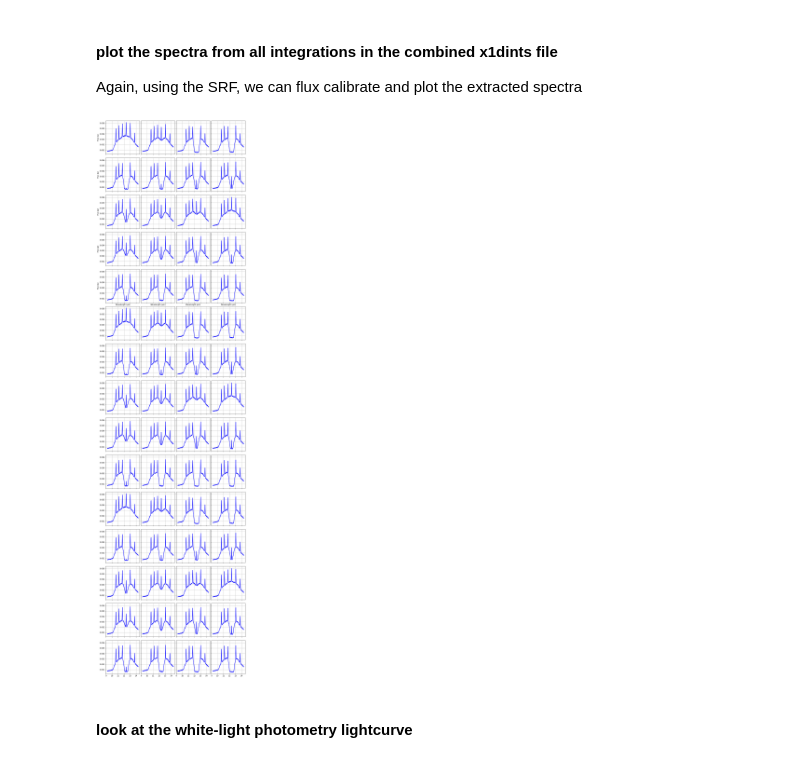
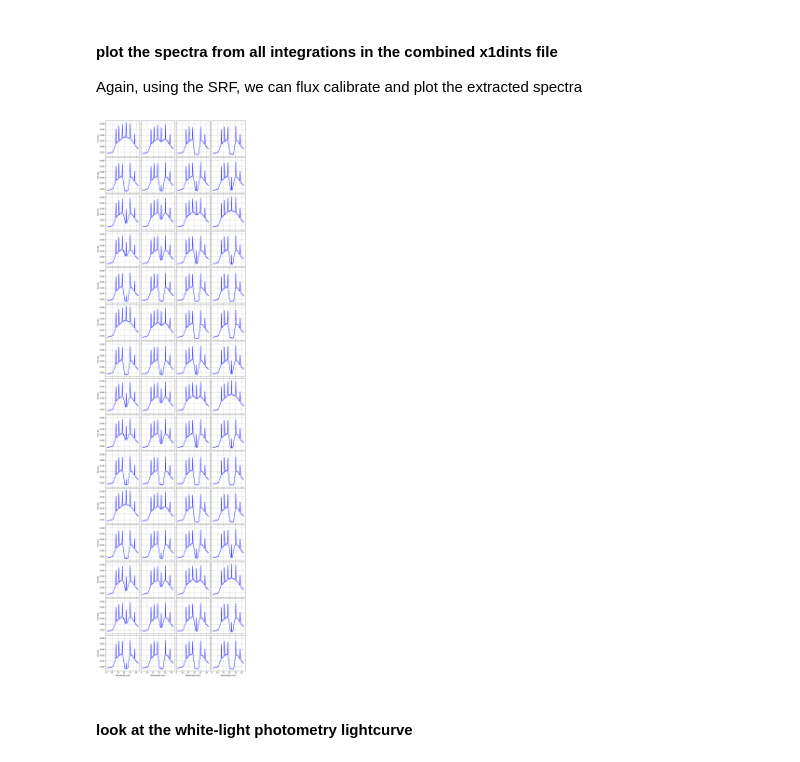
Before and after one commit to PaddyKavanagh/build7.1_notebooks, a Jupyter notebook: LRS-SLITLESS_pipeline.ipynb, the cells around one changed output. Drawn from its saved outputs; the diff is of its cells as text; code cells hidden in the pictures.

```diff
--- a/LRS-SLITLESS_pipeline.ipynb
+++ b/LRS-SLITLESS_pipeline.ipynb
@@ -157,6 +162,6 @@ dm.meta.subarray.name = 'SUBPRISM'
 for f in input_files:
     dm = datamodels.open(f)
     dm.meta.subarray.name = 'SUBPRISM'
-    # get this fixed
-    dm_2A = Detector1Pipeline.call(dm, save_results=True, output_dir=output_dir)#, steps={'dark_current':{'skip':True}})
+    dm_2A = Detector1Pipeline.call(dm, save_results=True, output_dir=output_dir, steps={'ipc':{'skip':True},
+                                                                                        'lastframe':{'skip':True}})
 # %% [output]
@@ -367,28 +372,28 @@ Again, using the SRF, we can flux calibrate and plot the extracted spectra
 # %%
 spec_file = glob.glob(os.path.join(output_dir,"tso_x1dints.fits"))[0]
 dm = datamodels.open(spec_file)
 
 fig, axs = plt.subplots(15, 4, figsize=(12, 45), sharey=True, sharex=True)
 axs = axs.ravel()
 
 for n in range(60):
 
     # convert the flux
     response_at_data = np.interp(dm.spec[n].spec_table['WAVELENGTH'][1:-1], relsens['wavelength'], relsens['response'])
     flux_phot = dm.spec[n].spec_table['FLUX'][1:-1] / response_at_data
 
     # plot the spectrum
     axs[n].plot(dm.spec[n].spec_table['WAVELENGTH'][1:-1], flux_phot, c='b', marker='.',
              markersize=0, linestyle='-', linewidth=2)
     axs[n].grid()
 
-    if n in [0, 4, 8, 12, 16]: axs[n].set_ylabel(r'Flux (Jy)')
-    if n in [16, 17 , 18, 19]: axs[n].set_xlabel(r'Wavelength ($\mu$m)')
+    if n in [0, 4, 8, 12, 16, 20, 24, 28, 32, 36, 40, 44, 48, 52, 56]: axs[n].set_ylabel(r'Flux (Jy)')
+    if n in [56, 57 , 58, 59]: axs[n].set_xlabel(r'Wavelength ($\mu$m)')
 
 plt.tight_layout(pad=0.0)
 plt.show()
 # %% [output]
-[figure, old version]
+[figure, new version]
 # %% [markdown]
 #### look at the white-light photometry lightcurve
 # %%
```
Also changed, not shown: parts of 6 cells of this notebook.
